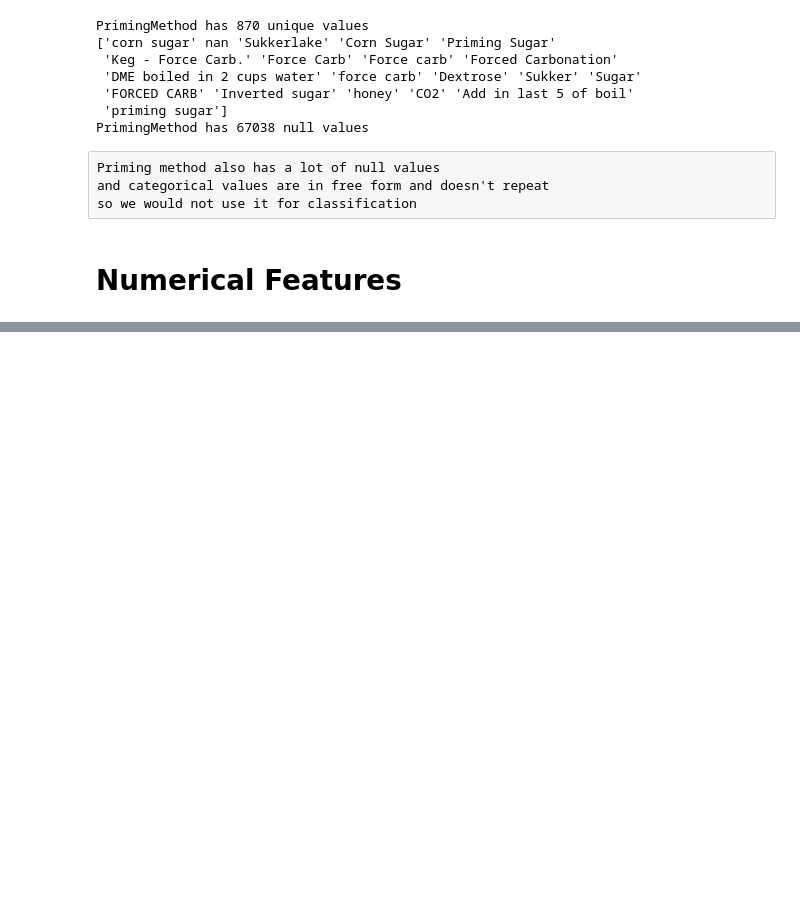
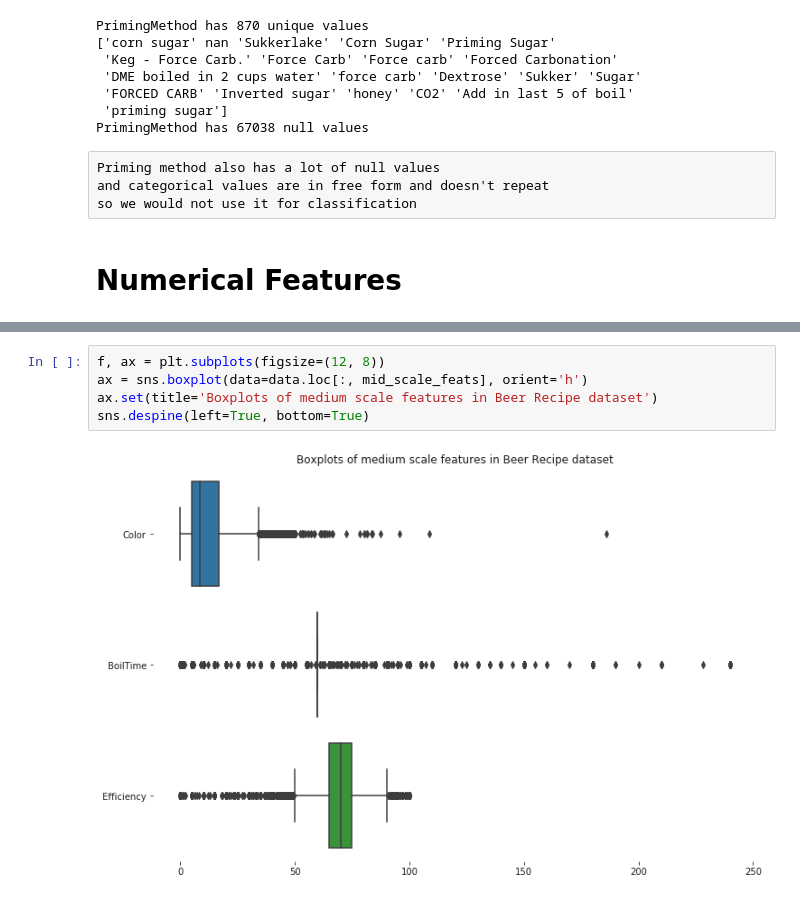
Before and after one commit to BabaZibulya/DataMining, a Jupyter notebook: classifiers.ipynb, the cells around one changed output, grey strips where cells are left out. Cells and saved outputs as stored; diff of their text form; blank space fills up the shorter version.

```diff
--- a/preprocessing.ipynb
+++ b/classifiers.ipynb
@@ -151,0 +225,7 @@ so we would not use it for classification
+# %%
+f, ax = plt.subplots(figsize=(12, 8))
+ax = sns.boxplot(data=data.loc[:, mid_scale_feats], orient='h')
+ax.set(title='Boxplots of medium scale features in Beer Recipe dataset')
+sns.despine(left=True, bottom=True)
+# %% [output]
+[figure, added]
```
Also changed, not shown: parts of 17 cells of this notebook.
